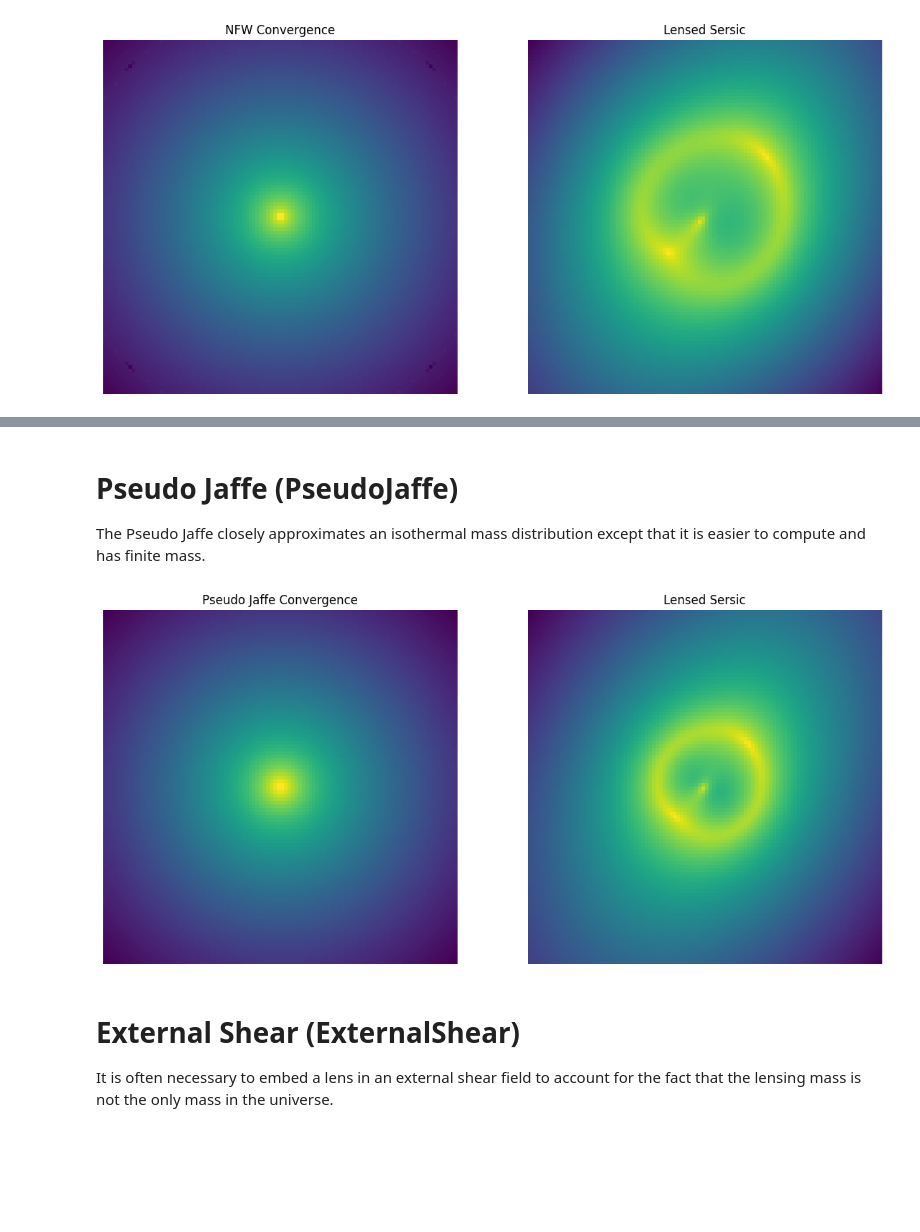
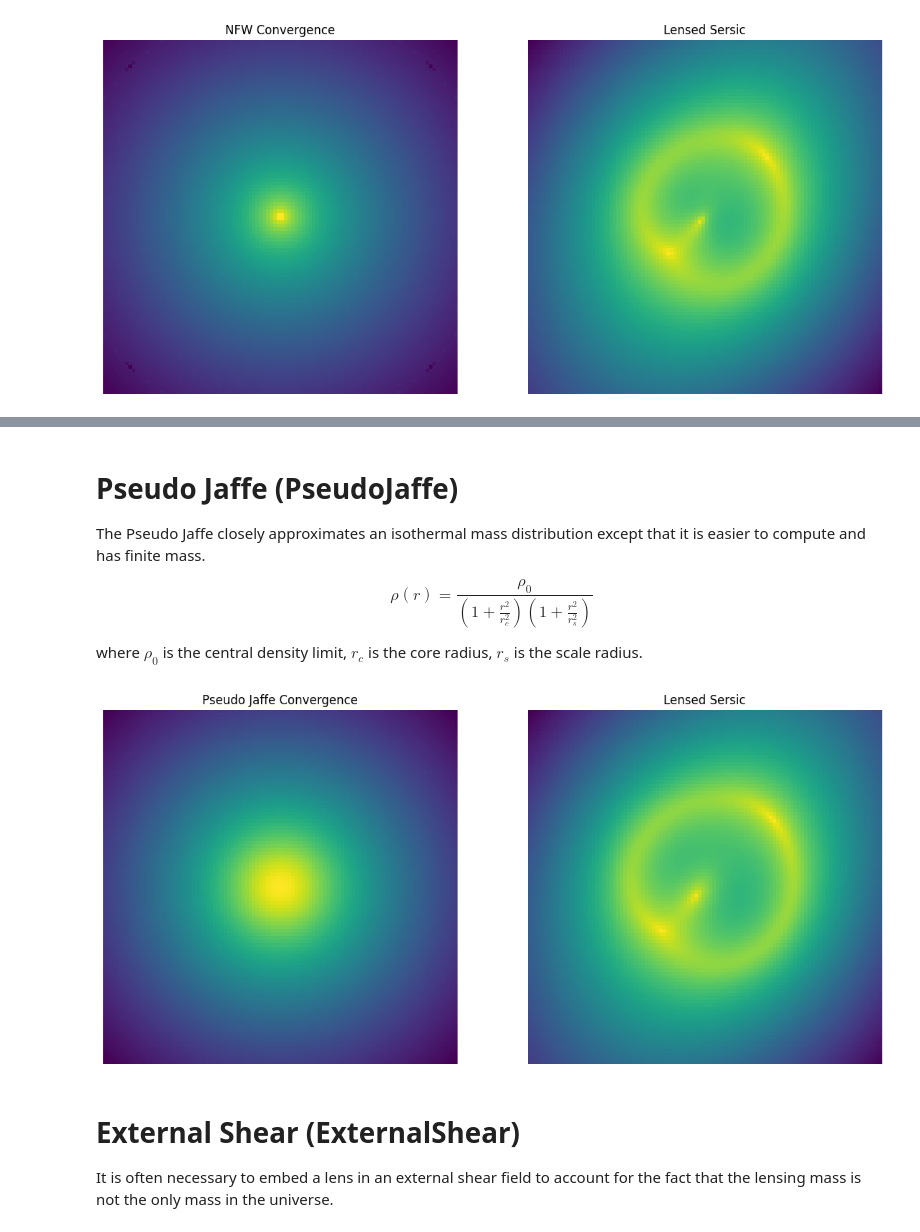
Before and after one commit to Ciela-Institute/caustics-tutorials, a Jupyter notebook: tutorials/LensZoo.ipynb, the cells around one changed output, grey strips where cells are left out. Saved outputs shown, nothing was run; the diff lists cells and outputs as text; code cells hidden in the pictures; blank space fills up the shorter version.

```diff
--- a/tutorials/LensZoo.ipynb
+++ b/tutorials/LensZoo.ipynb
@@ -192,28 +224,32 @@ plt.show()
 # Pseudo Jaffe (PseudoJaffe)
 
 The Pseudo Jaffe closely approximates an isothermal mass distribution except that it is easier to compute and has finite mass.
+
+$$ \rho(r) = \frac{\rho_0}{\left(1 + \frac{r^2}{r_c^2}\right)\left(1 + \frac{r^2}{r_s^2}\right)} $$
+
+where $\rho_0$ is the central density limit, $r_c$ is the core radius, $r_s$ is the scale radius.
 # %%
 lens = caustic.lenses.PseudoJaffe(
     cosmology = cosmology,
     name = "pseudojaffe",
     x0 = torch.tensor(0.),
     y0 = torch.tensor(0.),
-    convergence_0 = torch.tensor(5.),
-    core_radius = torch.tensor(1e-1),
-    scale_radius = torch.tensor(2.)
+    mass = torch.tensor(1e13),
+    core_radius = torch.tensor(5e-1),
+    scale_radius = torch.tensor(15.)
 )
 sim = Zoo_Sim(lens)
 fig, axarr = plt.subplots(1,2, figsize = (14,7))
 convergence = avg_pool2d(lens.convergence(thx, thy, z_s, z_l).squeeze()[None, None], upsample_factor).squeeze()
 axarr[0].imshow(np.log10(convergence.numpy()), origin = "lower")
 axarr[0].axis("off")
 axarr[0].set_title("Pseudo Jaffe Convergence")
 axarr[1].imshow(np.log10(sim([z_l]).numpy()), origin = "lower")
 axarr[1].axis("off")
 axarr[1].set_title("Lensed Sersic")
 plt.show()
 # %% [output]
-[figure, old version]
+[figure, new version]
 # %% [markdown]
 # External Shear (ExternalShear)
 
```
Also changed, not shown: parts of 4 cells of this notebook.
